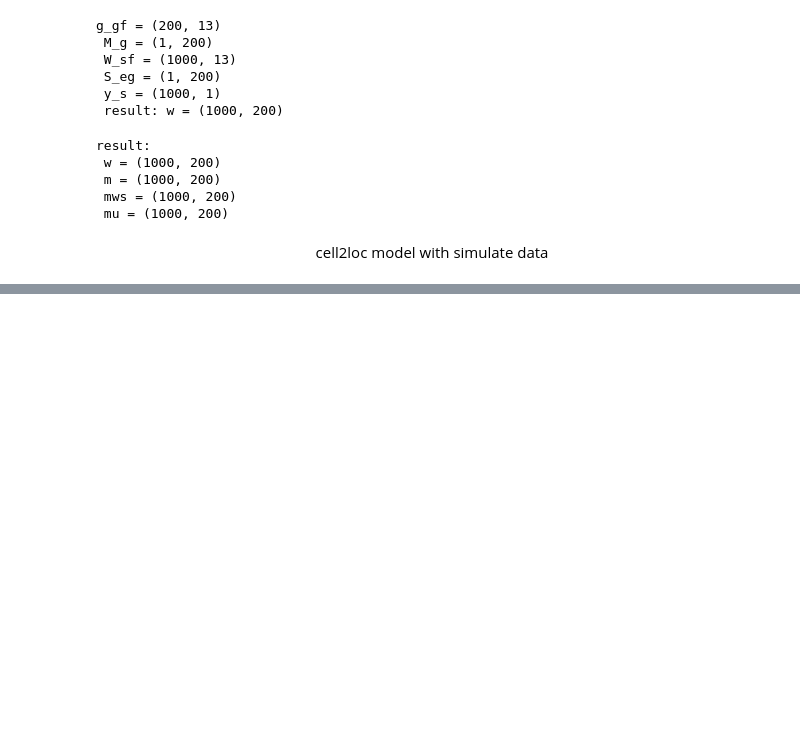
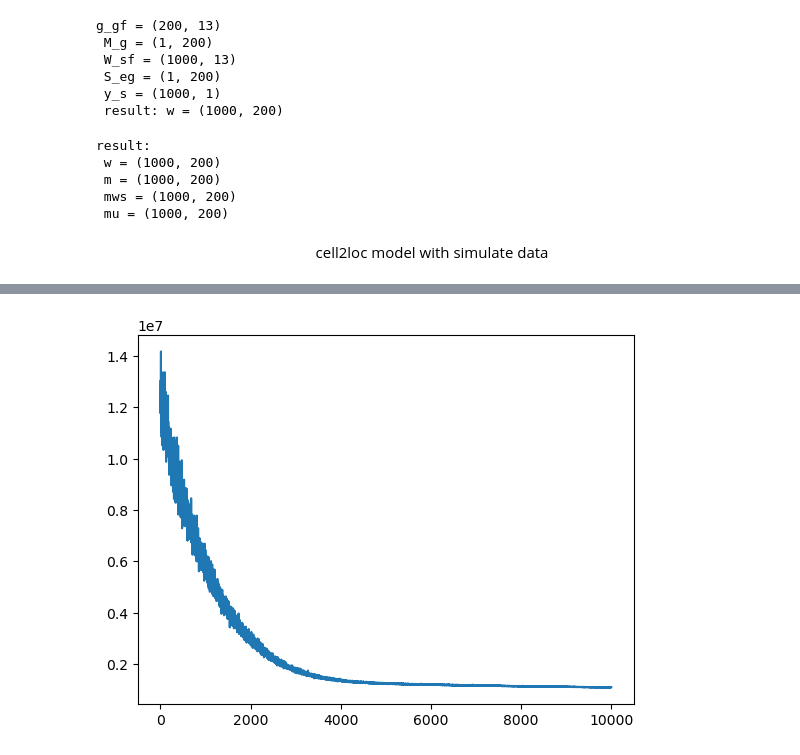
Before and after one commit to gkanfer/SpatialOmicsToolkit, a Jupyter notebook: pymc_model/pymc_build_model.ipynb, the cells around one changed output, grey strips where cells are left out. Drawn from its saved outputs; the diff is of its cells as text; code cells hidden in the pictures; blank space fills up the shorter version.

```diff
--- a/pymc_model/pymc_build_model.ipynb
+++ b/pymc_model/pymc_build_model.ipynb
@@ -144,0 +147,3 @@ array([[ 81,  56,  50, ...,  94,  32,  48],
+# %%
+with simNB_model:
+    mean_field = pm.fit(method="advi", callbacks=[CheckParametersConvergence()])
@@ -144,0 +155,4 @@ array([[ 81,  56,  50, ...,  94,  32,  48],
+# %%
+plt.plot(mean_field.hist);
+# %% [output]
+[figure, added]
```
Also changed, not shown: parts of 9 cells of this notebook, 1 other file.
